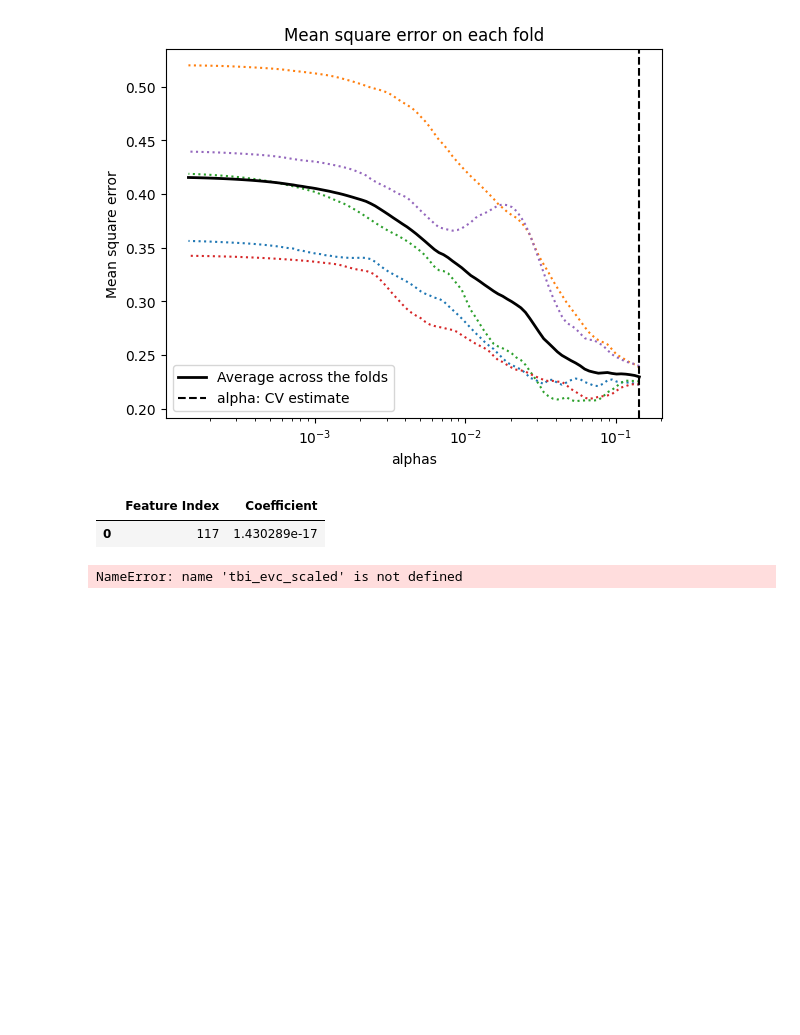
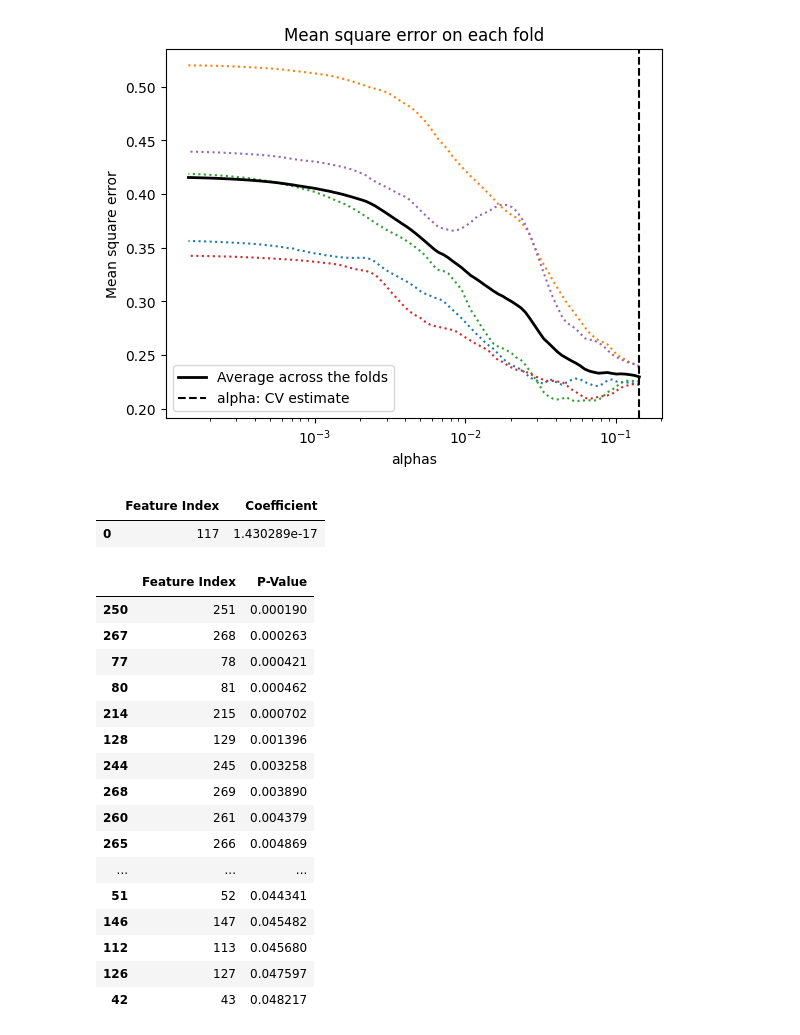
Before and after one commit to mcdowellkonnor/BrainConnectivity, a Jupyter notebook: BrainConnectivity/03_Feature_Analysis_AD.ipynb, the cells around one changed output. Saved outputs shown, nothing was run; the diff lists cells and outputs as text; code cells hidden in the pictures; blank space fills up the shorter version.

```diff
--- a/BrainConnectivity/03_Feature_Analysis_AD.ipynb
+++ b/BrainConnectivity/03_Feature_Analysis_AD.ipynb
@@ -248,16 +255,34 @@ coefficients_df
 | 0 | 117 | 1.430289e-17 |
 # %%
 from sklearn.feature_selection import f_regression
-f_stat, p_values = f_regression(tbi_evc_scaled, tbi_class)
-feature_data = pd.DataFrame({
-    "Feature Index": range(1, len(p_values) + 1),
-    "P-Value": p_values
-})
 
-significant_features = feature_data[feature_data["P-Value"] < 0.05].sort_values(by="P-Value")
+f_stat, p_values = f_regression(ad_evc_scaled, ad_class)
+feature_data = pd.DataFrame(
+    {"Feature Index": range(1, len(p_values) + 1), "P-Value": p_values}
+)
+
+significant_features = feature_data[feature_data["P-Value"] < 0.05].sort_values(
+    by="P-Value"
+)
 significant_features
 # %% [output]
-NameError: name 'tbi_evc_scaled' is not defined
+|  | Feature Index | P-Value |
+| 250 | 251 | 0.000190 |
+| 267 | 268 | 0.000263 |
+| 77 | 78 | 0.000421 |
+| 80 | 81 | 0.000462 |
+| 214 | 215 | 0.000702 |
+| 128 | 129 | 0.001396 |
+| 244 | 245 | 0.003258 |
+| 268 | 269 | 0.003890 |
+| 260 | 261 | 0.004379 |
+| 265 | 266 | 0.004869 |
+| ... | ... | ... |
+| 51 | 52 | 0.044341 |
+| 146 | 147 | 0.045482 |
+| 112 | 113 | 0.045680 |
+| 126 | 127 | 0.047597 |
+| 42 | 43 | 0.048217 |
 # %%
 # from pygam import LogisticGAM, s
 # import scipy.sparse
```
Also changed, not shown: parts of 11 cells of this notebook, 7 other files.
